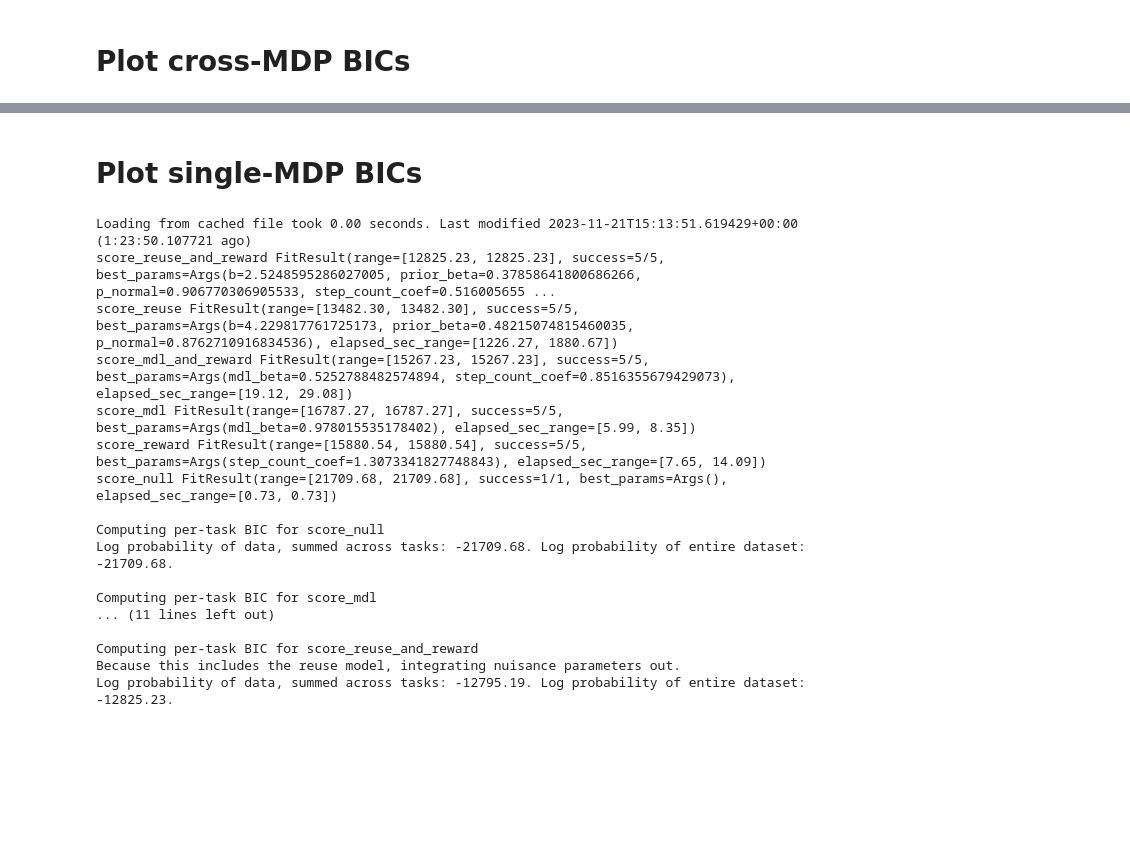
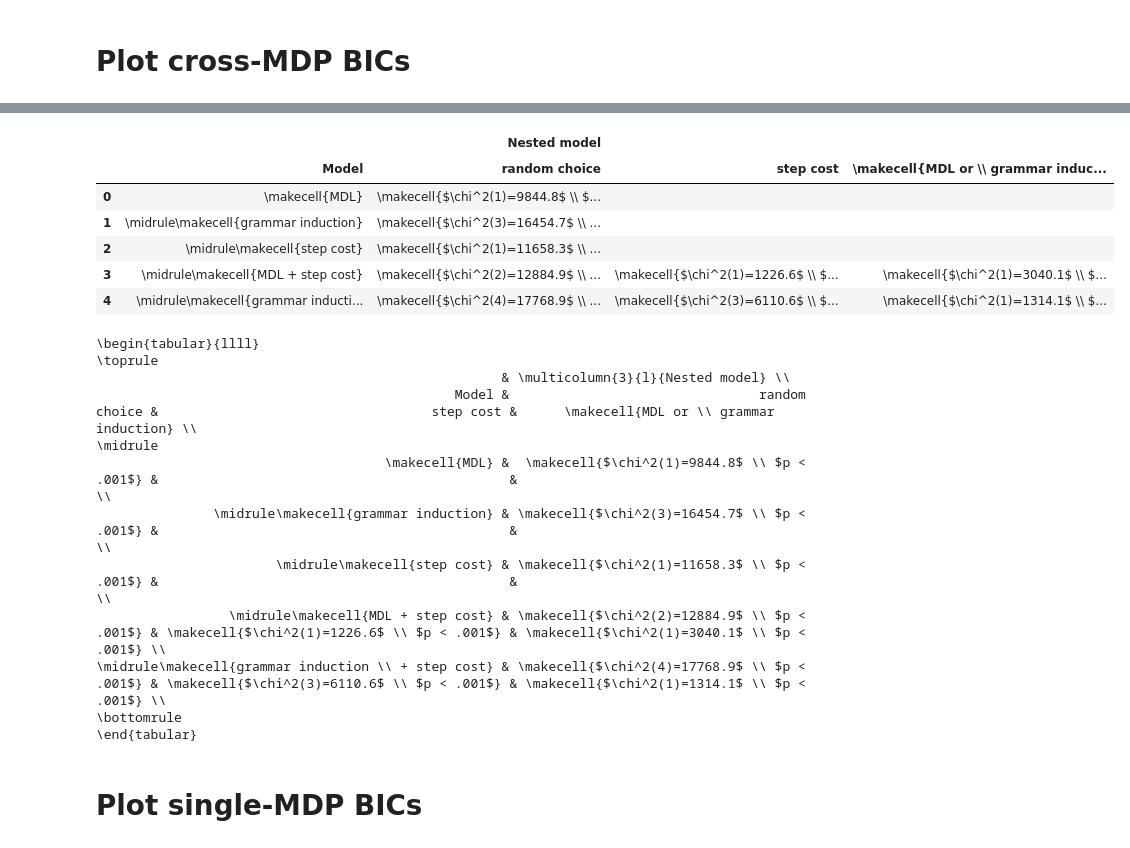
Before and after one commit to cgc/lightbot-grammar-induction, a Jupyter notebook: journal/predict-programs.ipynb, the cells around one changed output, grey strips where cells are left out. Cells and saved outputs as stored; diff of their text form; code cells hidden in the pictures; blank space fills up the shorter version.

```diff
--- a/journal/predict-programs.ipynb
+++ b/journal/predict-programs.ipynb
@@ -177,10 +187,51 @@ grammar induction + step cost, step cost, $\chi^2(3)=6110.6$, $p < .001$
+# %%
+def table_lrt(fit_models):
+    df = pd.DataFrame([
+        {
+            ('', 'Model'): ('' if m.name == 'MDL' else r'\midrule')+figs.makecell(figs.wrap_model_name(m.name)),
+            **{
+                ('Nested model', f'{m2.name}'): (
+                # f'{m2.name}': (
+                    figs.makecell(lrt_latex(fit_models, m, m2, dof_difference=fit_models[m.score_key].dof-fit_models[m2.score_key].dof))
+                    if fit_models[m.score_key].free_parameters > fit_models[m2.score_key].free_parameters else '')
+                for m2 in [figs.models.null, figs.models.reward, figs.models.mdl, figs.models.reuse]
+            },
+        }
+        for m in figs.models.all
+        if m.key != 'null' # skip random b/c it has no comparisons
+    ])
+    df[('Nested model', figs.makecell(['MDL or', 'grammar induction']))] = [m+g for m, g in zip(df[('Nested model', 'MDL')], df[('Nested model', 'grammar induction')])]
+    del df[('Nested model', 'MDL')]
+    del df[('Nested model', 'grammar induction')]
+    df.columns = pd.MultiIndex.from_tuples(df.columns)
+    display(df)
+    print(figs.pd_to_latex(df))
+# %%
+table_lrt(fit_models)
+# %% [output]
+|  |  | Nested model |  |  |
+|  | Model | random choice | step cost | \makecell{MDL or \\ grammar induc... |
+| 0 | \makecell{MDL} | \makecell{$\chi^2(1)=9844.8$ \\ $... |  |  |
+| 1 | \midrule\makecell{grammar induction} | \makecell{$\chi^2(3)=16454.7$ \\ ... |  |  |
+| 2 | \midrule\makecell{step cost} | \makecell{$\chi^2(1)=11658.3$ \\ ... |  |  |
+| 3 | \midrule\makecell{MDL + step cost} | \makecell{$\chi^2(2)=12884.9$ \\ ... | \makecell{$\chi^2(1)=1226.6$ \\ $... | \makecell{$\chi^2(1)=3040.1$ \\ $... |
+| 4 | \midrule\makecell{grammar inducti... | \makecell{$\chi^2(4)=17768.9$ \\ ... | \makecell{$\chi^2(3)=6110.6$ \\ $... | \makecell{$\chi^2(1)=1314.1$ \\ $... |
+\begin{tabular}{llll}
+\toprule
+                                                    & \multicolumn{3}{l}{Nested model} \\
+                                              Model &                                random choice &                                   step cost &      \makecell{MDL or \\ grammar induction} \\
+\midrule
+                                     \makecell{MDL} &  \makecell{$\chi^2(1)=9844.8$ \\ $p < .001$} &                                             &                                             \\
+               \midrule\makecell{grammar induction} & \makecell{$\chi^2(3)=16454.7$ \\ $p < .001$} &                                             &                                             \\
+                       \midrule\makecell{step cost} & \makecell{$\chi^2(1)=11658.3$ \\ $p < .001$} &                                             &                                             \\
+                 \midrule\makecell{MDL + step cost} & \makecell{$\chi^2(2)=12884.9$ \\ $p < .001$} & \makecell{$\chi^2(1)=1226.6$ \\ $p < .001$} & \makecell{$\chi^2(1)=3040.1$ \\ $p < .001$} \\
+\midrule\makecell{grammar induction \\ + step cost} & \makecell{$\chi^2(4)=17768.9$ \\ $p < .001$} & \makecell{$\chi^2(3)=6110.6$ \\ $p < .001$} & \makecell{$\chi^2(1)=1314.1$ \\ $p < .001$} \\
+\bottomrule
+\end{tabular}
 # %% [markdown]
 # Plot single-MDP BICs
 # %%
-# Load above analysis
-fit_models = lb.fitting.analysis(dc)
-
-def per_task_bic(fit_models, m):
+def per_task_bic(dc, fit_models, m):
     print()
     print('Computing per-task BIC for', m.score_key)
 
@@ -188,7 +239,7 @@ def per_task_bic(fit_models, m):
     a = fit.result['final_args']
 
     def original_fn(res, a):
-        return res.ts.crossent(res.bs, a, batch_score=m.batch_score_fn)
+        return res.crossent(a, batch_score=m.batch_score_fn)
 
     if 'grammar induction' in m.name:
         print('Because this includes the reuse model, integrating nuisance parameters out.')
@@ -216,27 +267,10 @@ def per_task_bic(fit_models, m):
 
     bics = fit.dof * np.log(obs_counts) - 2 * lls
 
-    return pd.DataFrame(dict(bic=bics, ll=lls, obs_count=obs_counts))
+    return pd.DataFrame(dict(bic=bics, ll=lls, obs_count=obs_counts), index=[res.mdp_name for res in dc.d])
 
-model_bics = {
-    m.score_key: per_task_bic(fit_models, m)
-    for m in figs.models.all
-}
+def per_task_bic_for_all_models(dc, fit_models):
+    return {
+        m.score_key: per_task_bic(dc, fit_models, m)
+        for m in figs.models.all
+    }
-# %% [output]
-Loading from cached file took 0.00 seconds. Last modified 2023-11-21T15:13:51.619429+00:00 (1:23:50.107721 ago)
-score_reuse_and_reward FitResult(range=[12825.23, 12825.23], success=5/5, best_params=Args(b=2.5248595286027005, prior_beta=0.37858641800686266, p_normal=0.906770306905533, step_count_coef=0.516005655 ...
-score_reuse FitResult(range=[13482.30, 13482.30], success=5/5, best_params=Args(b=4.229817761725173, prior_beta=0.48215074815460035, p_normal=0.8762710916834536), elapsed_sec_range=[1226.27, 1880.67])
-score_mdl_and_reward FitResult(range=[15267.23, 15267.23], success=5/5, best_params=Args(mdl_beta=0.5252788482574894, step_count_coef=0.8516355679429073), elapsed_sec_range=[19.12, 29.08])
-score_mdl FitResult(range=[16787.27, 16787.27], success=5/5, best_params=Args(mdl_beta=0.978015535178402), elapsed_sec_range=[5.99, 8.35])
-score_reward FitResult(range=[15880.54, 15880.54], success=5/5, best_params=Args(step_count_coef=1.3073341827748843), elapsed_sec_range=[7.65, 14.09])
-score_null FitResult(range=[21709.68, 21709.68], success=1/1, best_params=Args(), elapsed_sec_range=[0.73, 0.73])
-
-Computing per-task BIC for score_null
-Log probability of data, summed across tasks: -21709.68. Log probability of entire dataset: -21709.68.
-
-Computing per-task BIC for score_mdl
-... (11 lines left out)
-
-Computing per-task BIC for score_reuse_and_reward
-Because this includes the reuse model, integrating nuisance parameters out.
-Log probability of data, summed across tasks: -12795.19. Log probability of entire dataset: -12825.23.
```
Also changed, not shown: parts of 31 cells of this notebook, 9 other files.
